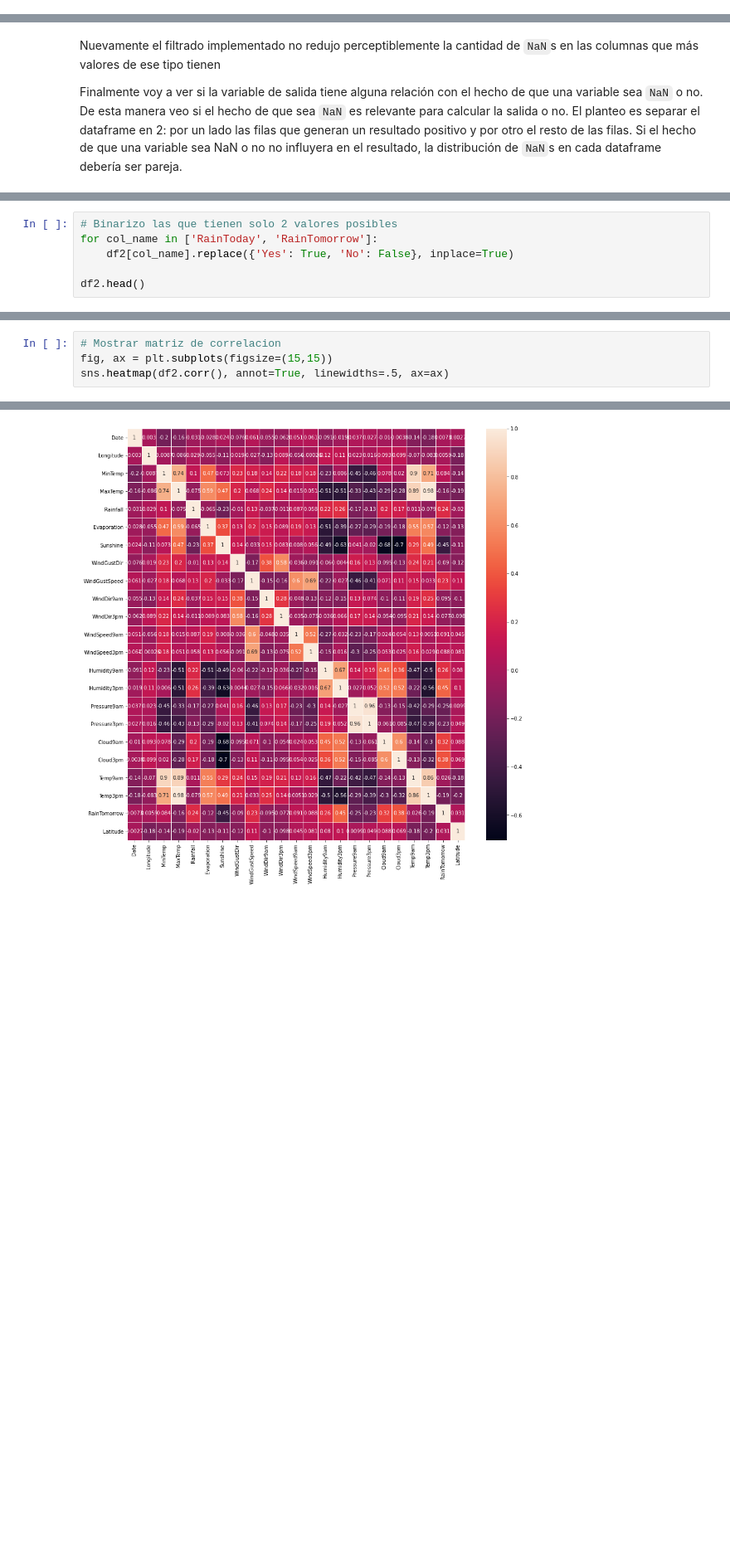
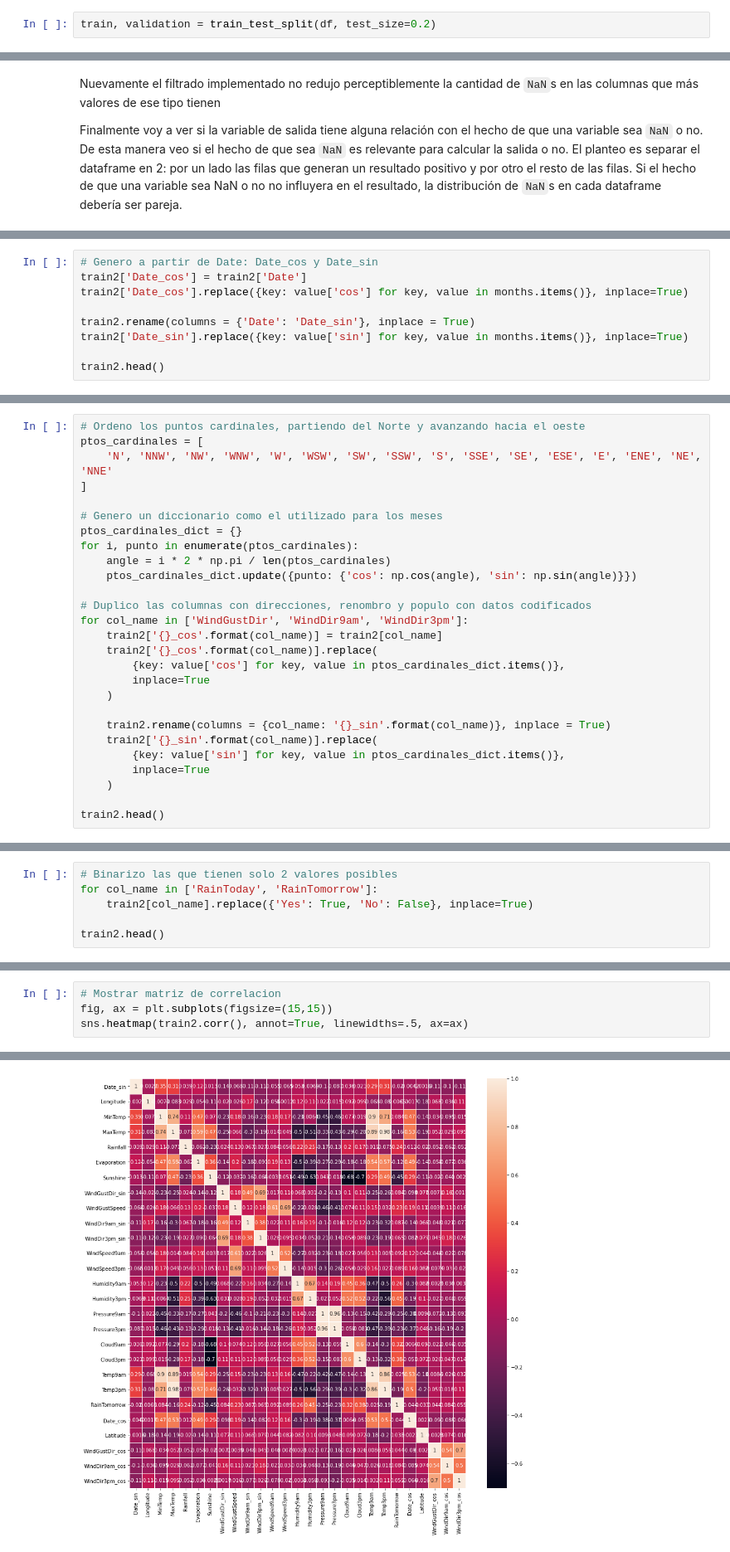
Before and after one commit to rodolfopaganini/analisis_datos, a Jupyter notebook: integrador.ipynb, the cells around one changed output, grey strips where cells are left out. Shown at 83% size. Saved outputs shown, nothing was run; the diff lists cells and outputs as text; blank space fills up the shorter version.

```diff
--- a/integrador.ipynb
+++ b/integrador.ipynb
@@ -155,3 +188,5 @@ Para las particiones de datos entre entrenamiento y validación, voy a elegir la
+# %%
+train, validation = train_test_split(df, test_size=0.2)
 # %% [markdown]
 ### 3. Limpieza y preparación de datos / ingeniería de features
 
@@ -339,0 +374,9 @@ See the caveats in the documentation: https://pandas.pydata.org/pandas-docs/stab
+# %%
+# Genero a partir de Date: Date_cos y Date_sin
+train2['Date_cos'] = train2['Date']
+train2['Date_cos'].replace({key: value['cos'] for key, value in months.items()}, inplace=True)
+
+train2.rename(columns = {'Date': 'Date_sin'}, inplace = True)
+train2['Date_sin'].replace({key: value['sin'] for key, value in months.items()}, inplace=True)
+
+train2.head()
@@ -506,0 +536,27 @@ Name: WindGustDir, dtype: float64
+# %%
+# Ordeno los puntos cardinales, partiendo del Norte y avanzando hacia el oeste
+ptos_cardinales = [
+    'N', 'NNW', 'NW', 'WNW', 'W', 'WSW', 'SW', 'SSW', 'S', 'SSE', 'SE', 'ESE', 'E', 'ENE', 'NE', 'NNE'
+]
+
+# Genero un diccionario como el utilizado para los meses
+ptos_cardinales_dict = {}
+for i, punto in enumerate(ptos_cardinales):
+    angle = i * 2 * np.pi / len(ptos_cardinales)
+    ptos_cardinales_dict.update({punto: {'cos': np.cos(angle), 'sin': np.sin(angle)}})
+
+# Duplico las columnas con direcciones, renombro y populo con datos codificados
+for col_name in ['WindGustDir', 'WindDir9am', 'WindDir3pm']:
+    train2['{}_cos'.format(col_name)] = train2[col_name]
+    train2['{}_cos'.format(col_name)].replace(
+        {key: value['cos'] for key, value in ptos_cardinales_dict.items()},
+        inplace=True
+    )
+
+    train2.rename(columns = {col_name: '{}_sin'.format(col_name)}, inplace = True)
+    train2['{}_sin'.format(col_name)].replace(
+        {key: value['sin'] for key, value in ptos_cardinales_dict.items()},
+        inplace=True
+    )
+
+train2.head()
@@ -507,9 +584,9 @@ Name: WindGustDir, dtype: float64
 # %%
 # Binarizo las que tienen solo 2 valores posibles
 for col_name in ['RainToday', 'RainTomorrow']:
-    df2[col_name].replace({'Yes': True, 'No': False}, inplace=True)
+    train2[col_name].replace({'Yes': True, 'No': False}, inplace=True)
 
-df2.head()
+train2.head()
 # %% [output]
 A value is trying to be set on a copy of a slice from a DataFrame
 
@@ -525,10 +602,10 @@ See the caveats in the documentation: https://pandas.pydata.org/pandas-docs/stab
 # %%
 # Mostrar matriz de correlacion
 fig, ax = plt.subplots(figsize=(15,15))
-sns.heatmap(df2.corr(), annot=True, linewidths=.5, ax=ax)
+sns.heatmap(train2.corr(), annot=True, linewidths=.5, ax=ax)
 # %% [output]
 <AxesSubplot:>
-[figure, old version]
+[figure, new version]
 # %% [markdown]
 A partir de la imagen anterior se puede ver que hay conjuntos altamente correlacionados:
 
```
Also changed, not shown: parts of 28 cells of this notebook.
